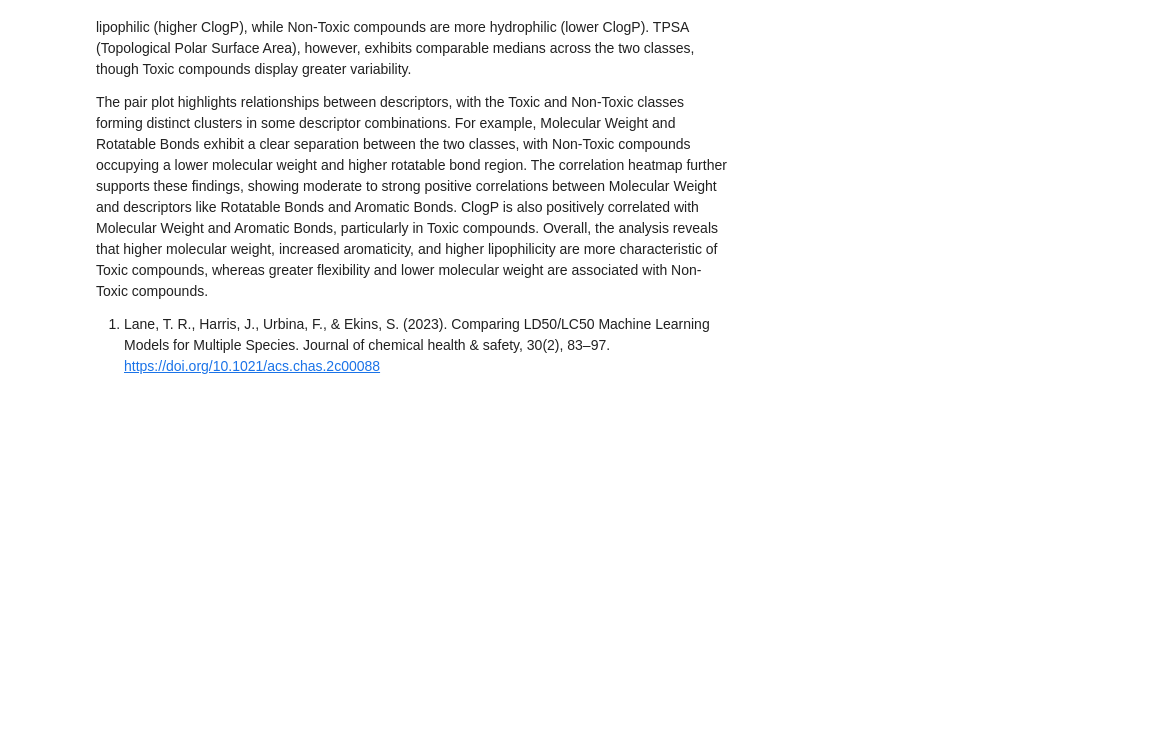
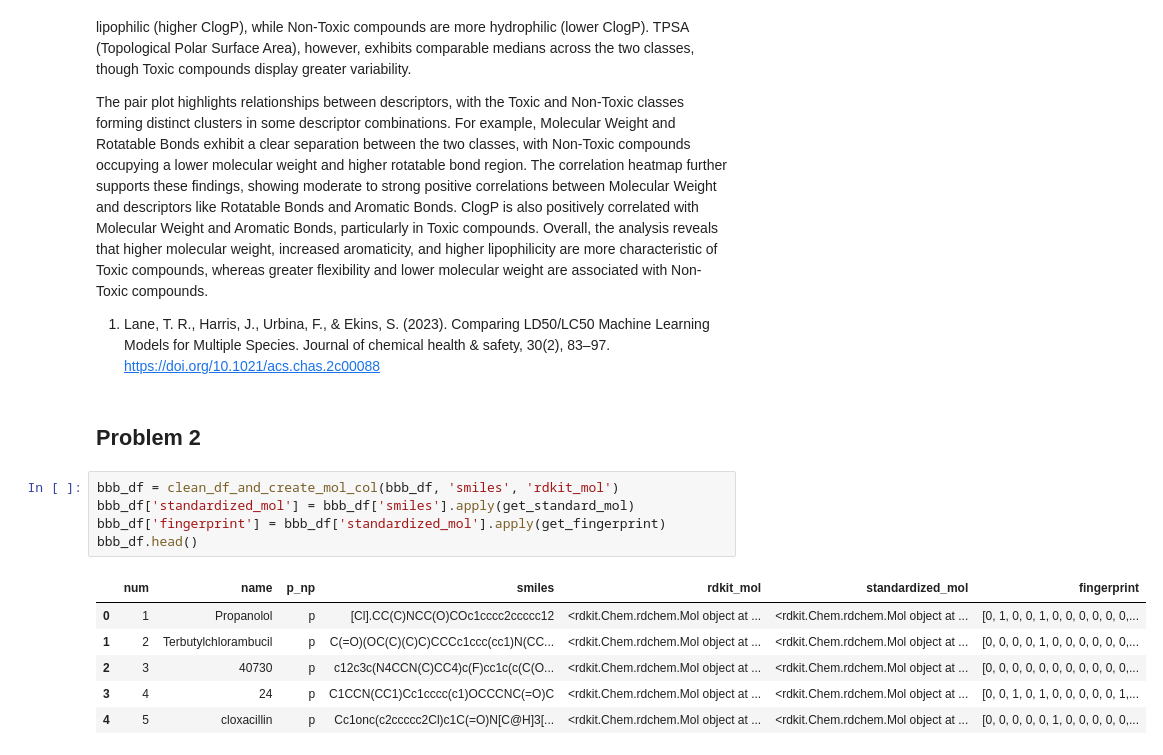
Before and after one commit to Steve-Cheney/Cheminformatics, a Jupyter notebook: rbif-110-a2/a2.ipynb, the cells around one changed output. Cells and saved outputs as stored; diff of their text form; blank space fills up the shorter version.

Commit message:
Add problem 2

```diff
--- a/rbif-110-a2/a2.ipynb
+++ b/rbif-110-a2/a2.ipynb
@@ -216,3 +225,17 @@ Moving on to a Toxic (LC50 ≤ 1) vs. Non-Toxic (LC50 > 100) analysis, the boxpl
 The pair plot highlights relationships between descriptors, with the Toxic and Non-Toxic classes forming distinct clusters in some descriptor combinations. For example, Molecular Weight and Rotatable Bonds exhibit a clear separation between the two classes, with Non-Toxic compounds occupying a lower molecular weight and higher rotatable bond region. The correlation heatmap further supports these findings, showing moderate to strong positive correlations between Molecular Weight and descriptors like Rotatable Bonds and Aromatic Bonds. ClogP is also positively correlated with Molecular Weight and Aromatic Bonds, particularly in Toxic compounds. Overall, the analysis reveals that higher molecular weight, increased aromaticity, and higher lipophilicity are more characteristic of Toxic compounds, whereas greater flexibility and lower molecular weight are associated with Non-Toxic compounds.
 
 1. Lane, T. R., Harris, J., Urbina, F., & Ekins, S. (2023). Comparing LD50/LC50 Machine Learning Models for Multiple Species. Journal of chemical health & safety, 30(2), 83–97. https://doi.org/10.1021/acs.chas.2c00088
+# %% [markdown]
+## Problem 2
+# %%
+bbb_df = clean_df_and_create_mol_col(bbb_df, 'smiles', 'rdkit_mol')
+bbb_df['standardized_mol'] = bbb_df['smiles'].apply(get_standard_mol)
+bbb_df['fingerprint'] = bbb_df['standardized_mol'].apply(get_fingerprint)
+bbb_df.head()
+# %% [output]
+|  | num | name | p_np | smiles | rdkit_mol | standardized_mol | fingerprint |
+| 0 | 1 | Propanolol | p | [Cl].CC(C)NCC(O)COc1cccc2ccccc12 | <rdkit.Chem.rdchem.Mol object at ... | <rdkit.Chem.rdchem.Mol object at ... | [0, 1, 0, 0, 1, 0, 0, 0, 0, 0, 0,... |
+| 1 | 2 | Terbutylchlorambucil | p | C(=O)(OC(C)(C)C)CCCc1ccc(cc1)N(CC... | <rdkit.Chem.rdchem.Mol object at ... | <rdkit.Chem.rdchem.Mol object at ... | [0, 0, 0, 0, 1, 0, 0, 0, 0, 0, 0,... |
+| 2 | 3 | 40730 | p | c12c3c(N4CCN(C)CC4)c(F)cc1c(c(C(O... | <rdkit.Chem.rdchem.Mol object at ... | <rdkit.Chem.rdchem.Mol object at ... | [0, 0, 0, 0, 0, 0, 0, 0, 0, 0, 0,... |
+| 3 | 4 | 24 | p | C1CCN(CC1)Cc1cccc(c1)OCCCNC(=O)C | <rdkit.Chem.rdchem.Mol object at ... | <rdkit.Chem.rdchem.Mol object at ... | [0, 0, 1, 0, 1, 0, 0, 0, 0, 0, 1,... |
+| 4 | 5 | cloxacillin | p | Cc1onc(c2ccccc2Cl)c1C(=O)N[C@H]3[... | <rdkit.Chem.rdchem.Mol object at ... | <rdkit.Chem.rdchem.Mol object at ... | [0, 0, 0, 0, 0, 1, 0, 0, 0, 0, 0,... |
```
Also changed, not shown: parts of 9 cells of this notebook, 1 other file.
